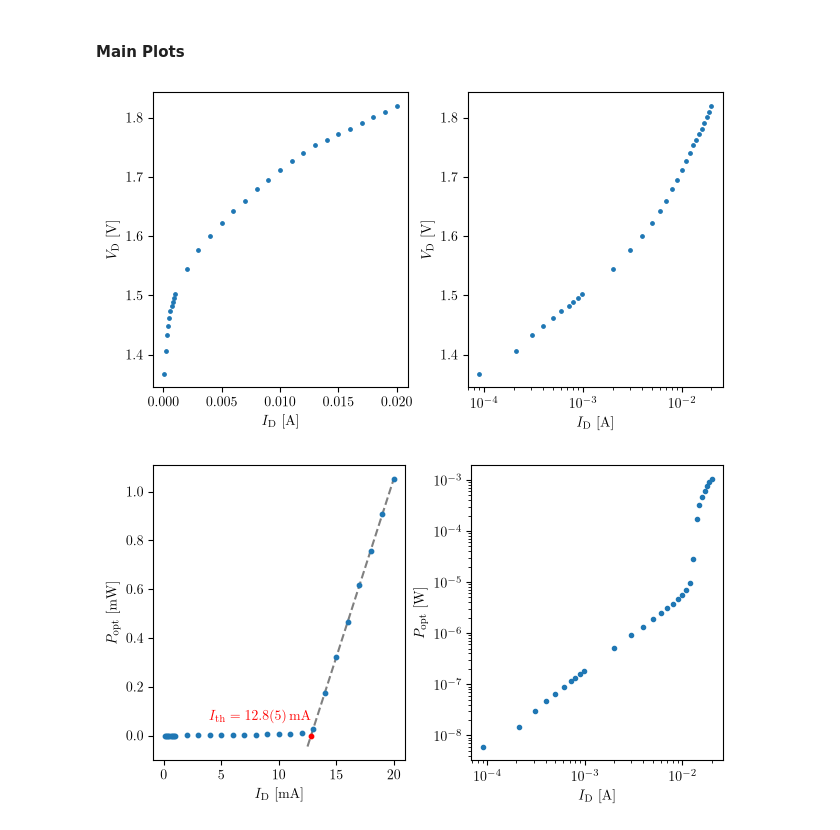
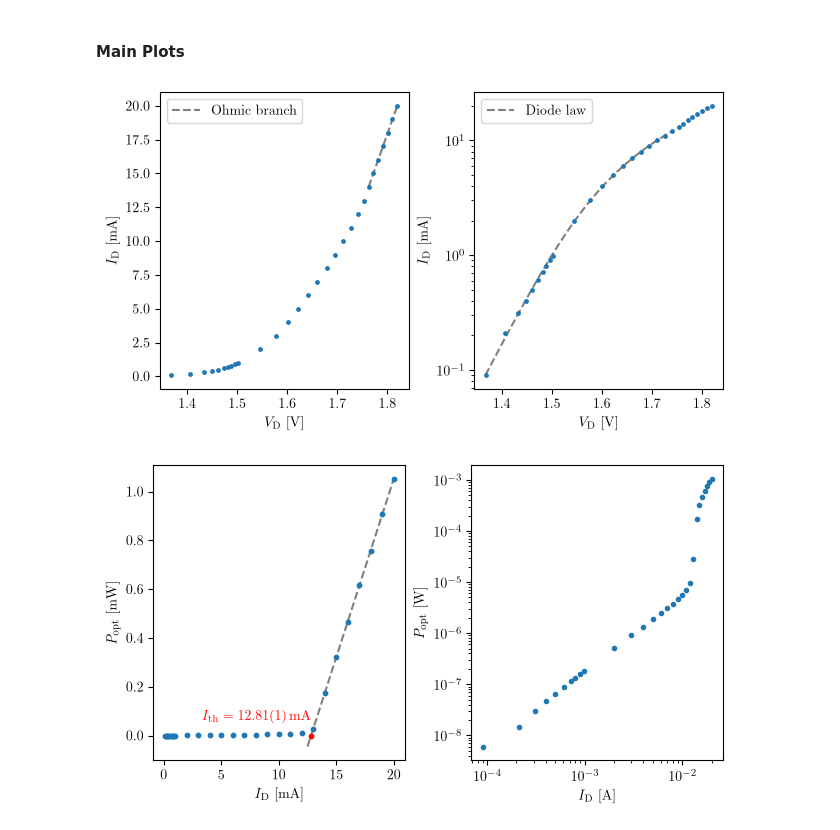
Before and after one commit to slegt/semiconductor_lab_1, a Jupyter notebook: b7/python/task1.ipynb, the cells around one changed output. Saved outputs shown, nothing was run; the diff lists cells and outputs as text; code cells hidden in the pictures.

```diff
--- a/b7/python/task1.ipynb
+++ b/b7/python/task1.ipynb
@@ -74,6 +88,6 @@ def enrich_data_frame(df: pd.DataFrame) -> pd.DataFrame:
 # %%
 # Rename Columns
-df_enriched = enrich_data_frame(df)
+df_enriched: pd.DataFrame = enrich_data_frame(df)
 df_enriched
 # %% [output]
 |  | I | V | P_opt | P_el | I_mA | V_mV | P_opt_nW | P_opt_mW | eta_total | ... |
@@ -153,34 +183,58 @@ pprint(calculated_data)
 # Fit line, sampled over the lasing branch
 left_padding = 0.0005
 I_plot = np.linspace(min(df_enriched["I"][mask]) - left_padding, max(df_enriched["I"][mask]), 100)
-P_plot = linear(I_plot, m, n)
+P_plot = lasing_branch(I_plot, m, I_th)
+
+# I-V fit curves. Both models are V(I)
+I_ohmic = np.linspace(df_enriched["I"][ohmic_mask].min(), df_enriched["I"][ohmic_mask].max(), 100)
+I_ohmic_mA = I_ohmic * 1e3
+V_ohmic = ohmic_branch(I_ohmic, R_s, V_0)
+
+I_diode = np.geomspace(df_enriched["I"][diode_mask].min(), df_enriched["I"][diode_mask].max(), 200)
+I_diode_mA = I_diode * 1e3
+V_diode = diode_law(I_diode, n_ideality, log_I_0, R_s_diode)
 
 # Milli-scaled quantities, so the plot cells carry no unit arithmetic
 I_plot_mA = I_plot * 1e3
 P_plot_mW = P_plot * 1e3
-I_th_mA = calculated_data["I_th"]["value"] * 1e3
+I_th_mA = fit_data["I_th"]["value"] * 1e3
+I_th_delta_mA = fit_data["I_th"]["delta"] * 1e3
+
+# Threshold annotation in siunitx compact form. The uncertainty is rounded to one
+# significant digit and the value to that same decimal place, so 12.807662 +- 0.009859
+# is written 12.81(1) rather than 12.808(10). Rounding first is what moves the decimal
+# place when the leading digit carries over, as 0.0098... -> 0.01 does here.
+I_th_delta_rounded = round(I_th_delta_mA, -int(np.floor(np.log10(I_th_delta_mA))))
+I_th_digits = -int(np.floor(np.log10(I_th_delta_rounded)))
+I_th_label = (
+    rf"$I_\mathrm{{th}} = \qty{{{I_th_mA:.{I_th_digits}f}"
+    rf"({I_th_delta_rounded * 10**I_th_digits:.0f})}}{{\milli\ampere}}$"
+)
 # %% [markdown]
 #### Main Plots
 # %%
 with plt.rc_context(DOUBLE_COLUMN):
     fig, (ax1, ax2) = plt.subplots(ncols=2, layout="constrained")
 
-    ax1.scatter(df_enriched["I"], df_enriched["V"], s=6)
-    ax1.set_xlabel(r"$I_\mathrm{D}$ [\unit{\ampere}]")
-    ax1.set_ylabel(r"$V_\mathrm{D}$ [\unit{\volt}]")
+    ax1.scatter(df_enriched["V"], df_enriched["I_mA"], s=6)
+    ax1.plot(V_ohmic, I_ohmic_mA, color="grey", zorder=-1, linestyle="--", label="Ohmic branch")
+    ax1.set_ylabel(r"$I_\mathrm{D}$ [\unit{\milli \ampere}]")
+    ax1.set_xlabel(r"$V_\mathrm{D}$ [\unit{\volt}]")
+    ax1.legend()
 
-    ax2.scatter(df_enriched["I"], df_enriched["V"], s=6)
-    ax2.set_xscale("log")
-    ax2.set_xlabel(r"$I_\mathrm{D}$ [\unit{\ampere}]")
-    ax2.set_ylabel(r"$V_\mathrm{D}$ [\unit{\volt}]")
+    ax2.scatter(df_enriched["V"], df_enriched["I_mA"], s=6)
+    ax2.plot(V_diode, I_diode_mA, color="grey", zorder=-1, linestyle="--", label="Diode law")
+    ax2.set_yscale("log")
+    ax2.set_ylabel(r"$I_\mathrm{D}$ [\unit{\milli \ampere}]")
+    ax2.set_xlabel(r"$V_\mathrm{D}$ [\unit{\volt}]")
+    ax2.legend()
 
     plt.show()
 # %% [output]
-[figure, old version]
+[figure, new version]
 # %%
 offset_right = 0.0035
 offset_top = 0.05
-text = r"$I_{\mathrm{th}}=\qty{12.8(5)}{\milli\ampere}$"
 
 with plt.rc_context(DOUBLE_COLUMN):
     fig, (ax1, ax2) = plt.subplots(ncols=2, layout="constrained")
@@ -188,7 +242,7 @@ with plt.rc_context(DOUBLE_COLUMN):
     ax1.scatter(df_enriched["I_mA"], df_enriched["P_opt_mW"], s=10)
     ax1.plot(I_plot_mA, P_plot_mW, color="grey", zorder=-1, linestyle="--")
     ax1.scatter(I_th_mA, 0, color="red", s=10)
-    ax1.text(I_th_mA - offset_right, offset_top, s=text, va="bottom", ha="right", color="red")
+    ax1.text(I_th_mA - offset_right, offset_top, s=I_th_label, va="bottom", ha="right", color="red")
     ax1.set_xlabel(r"$I_\mathrm{D}$ [\unit{\milli\ampere}]")
     ax1.set_ylabel(r"$P_\mathrm{opt}$ [\unit{\milli\watt}]")
 
@@ -199,7 +253,7 @@ with plt.rc_context(DOUBLE_COLUMN):
 
     plt.show()
 # %% [output]
-[figure, old version]
+[figure, new version]
 # %%
 with plt.rc_context(SINGLE_COLUMN):
     fig, ax = plt.subplots()
```
Also changed, not shown: parts of 12 cells of this notebook, 17 other files.
